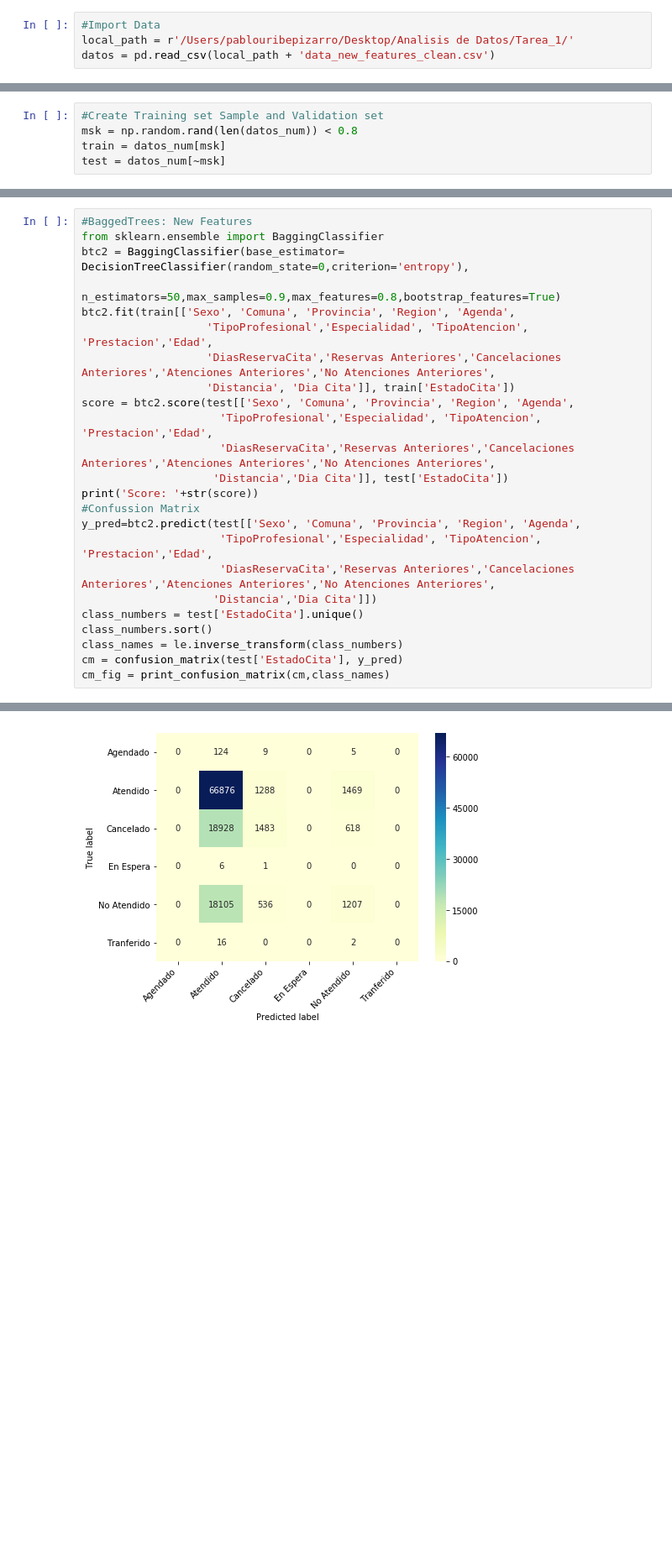
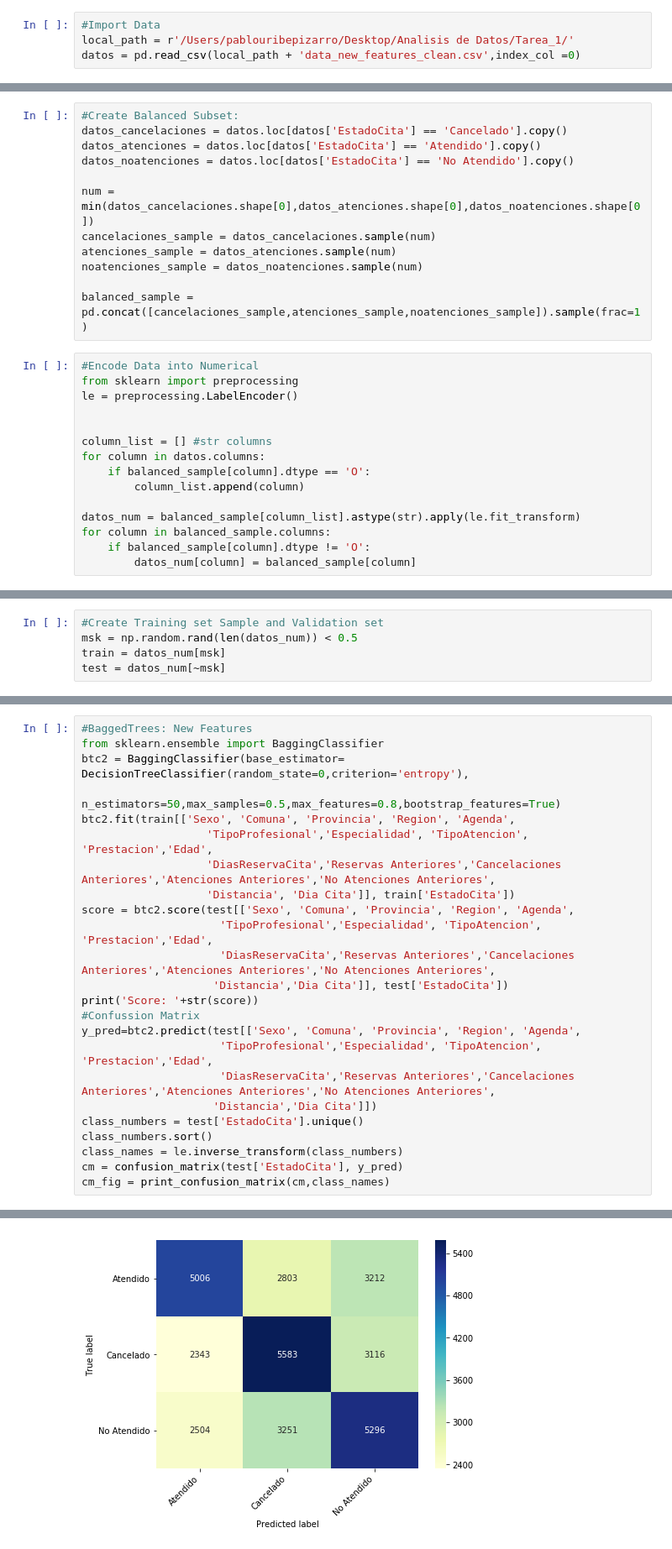
Before and after one commit to pabloveazul/Tarea-NSP, a Jupyter notebook: Tarea NSP parte 2.ipynb, the cells around one changed output, grey strips where cells are left out. Shown at 84% size. Cells and saved outputs as stored; diff of their text form; blank space fills up the shorter version.

```diff
--- a/Tarea NSP parte 2.ipynb
+++ b/Tarea NSP parte 2.ipynb
@@ -7,7 +7,7 @@ import matplotlib.pyplot as plt
 # %%
 #Import Data
 local_path = r'/Users/pablouribepizarro/Desktop/Analisis de Datos/Tarea_1/'
-datos = pd.read_csv(local_path + 'data_new_features_clean.csv')
+datos = pd.read_csv(local_path + 'data_new_features_clean.csv',index_col =0)
 # %%
 #Transform Data into Numerical:
 
@@ -79,0 +77,27 @@ sns.pairplot(datos[['Sexo', 'TipoAtencion', 'Prestacion','Edad',
+# %%
+#Create Balanced Subset:
+datos_cancelaciones = datos.loc[datos['EstadoCita'] == 'Cancelado'].copy()
+datos_atenciones = datos.loc[datos['EstadoCita'] == 'Atendido'].copy()
+datos_noatenciones = datos.loc[datos['EstadoCita'] == 'No Atendido'].copy()
+
+num = min(datos_cancelaciones.shape[0],datos_atenciones.shape[0],datos_noatenciones.shape[0])
+cancelaciones_sample = datos_cancelaciones.sample(num)
+atenciones_sample = datos_atenciones.sample(num)
+noatenciones_sample = datos_noatenciones.sample(num)
+
+balanced_sample = pd.concat([cancelaciones_sample,atenciones_sample,noatenciones_sample]).sample(frac=1)
+# %%
+#Encode Data into Numerical
+from sklearn import preprocessing
+le = preprocessing.LabelEncoder()
+
+
+column_list = [] #str columns
+for column in datos.columns:
+    if balanced_sample[column].dtype == 'O':
+        column_list.append(column)
+
+datos_num = balanced_sample[column_list].astype(str).apply(le.fit_transform)
+for column in balanced_sample.columns:
+    if balanced_sample[column].dtype != 'O':
+        datos_num[column] = balanced_sample[column]
@@ -80,6 +133,6 @@ sns.pairplot(datos[['Sexo', 'TipoAtencion', 'Prestacion','Edad',
 # %%
 #Create Training set Sample and Validation set
-msk = np.random.rand(len(datos_num)) < 0.8
+msk = np.random.rand(len(datos_num)) < 0.5
 train = datos_num[msk]
 test = datos_num[~msk]
 # %%
@@ -207,7 +260,7 @@ Score: 0.6259159867356988
 #BaggedTrees: New Features
 from sklearn.ensemble import BaggingClassifier
 btc2 = BaggingClassifier(base_estimator= DecisionTreeClassifier(random_state=0,criterion='entropy'),
-                         n_estimators=50,max_samples=0.9,max_features=0.8,bootstrap_features=True)
+                         n_estimators=50,max_samples=0.5,max_features=0.8,bootstrap_features=True)
 btc2.fit(train[['Sexo', 'Comuna', 'Provincia', 'Region', 'Agenda',
                    'TipoProfesional','Especialidad', 'TipoAtencion', 'Prestacion','Edad',
                    'DiasReservaCita','Reservas Anteriores','Cancelaciones Anteriores','Atenciones Anteriores','No Atenciones Anteriores',
@@ -232,4 +285,4 @@ Score: 0.628572461214569
-[figure, old version]
+[figure, new version]
 # %%
 #Neuronal Network
 import keras
```
Also changed, not shown: parts of 23 cells of this notebook.
